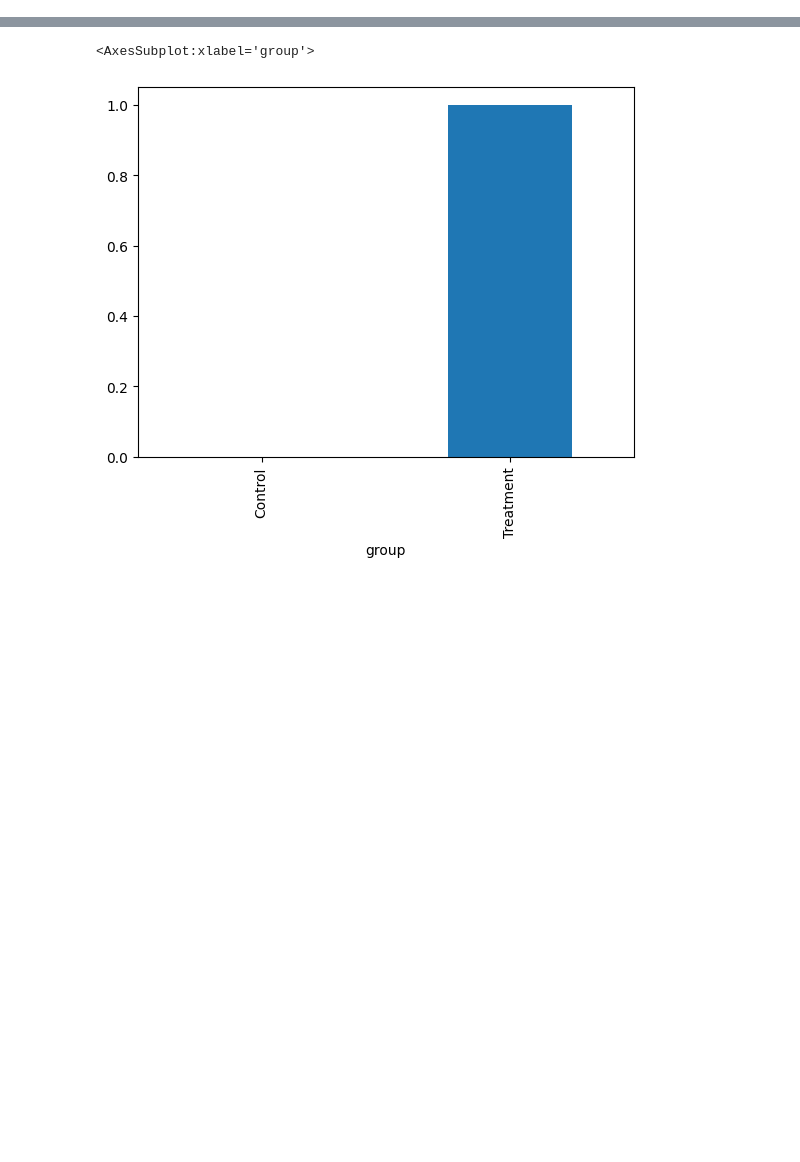
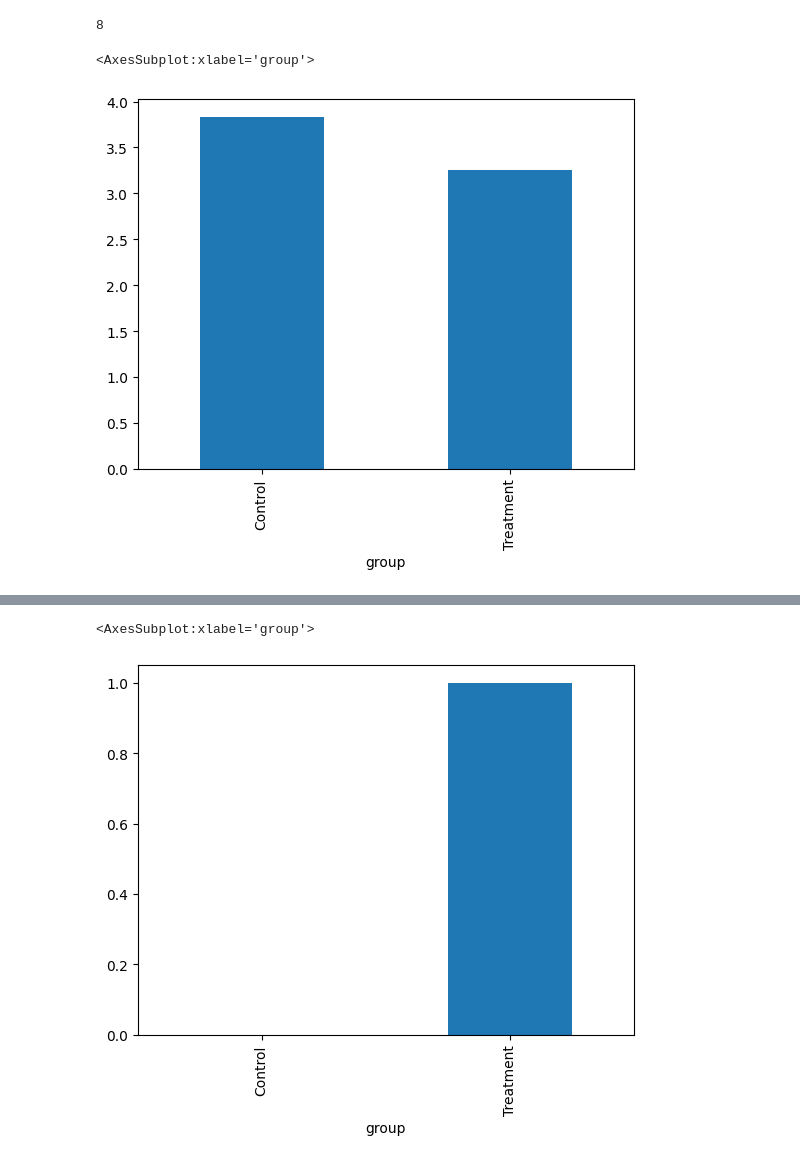
Before and after one commit to fabiojavamarcos/MilestonesExperiments, a Jupyter notebook: Pre_Post_SurveyAnalysiswCorrectness.ipynb, the cells around one changed output, grey strips where cells are left out. Saved outputs shown, nothing was run; the diff lists cells and outputs as text; code cells hidden in the pictures; blank space fills up the shorter version.

```diff
--- a/Pre_Post_SurveyAnalysiswCorrectness.ipynb
+++ b/Pre_Post_SurveyAnalysiswCorrectness.ipynb
@@ -67,0 +97,13 @@ dataBinary_post.groupby(['group']).mean()
+# %%
+control = dataBinary_post[dataBinary_post["group"]=='Control']
+treatment = dataBinary_post[dataBinary_post["group"]=='Treatment']
+len(control)
+len(treatment)
+#wilcoxon(control, treatment)
+# %% [output]
+8
+# %%
+postMeans["DifficultyNumeric"].plot(kind='bar')
+# %% [output]
+<AxesSubplot:xlabel='group'>
+[figure, added]
```
Also changed, not shown: parts of 23 cells of this notebook, 3 other files.
